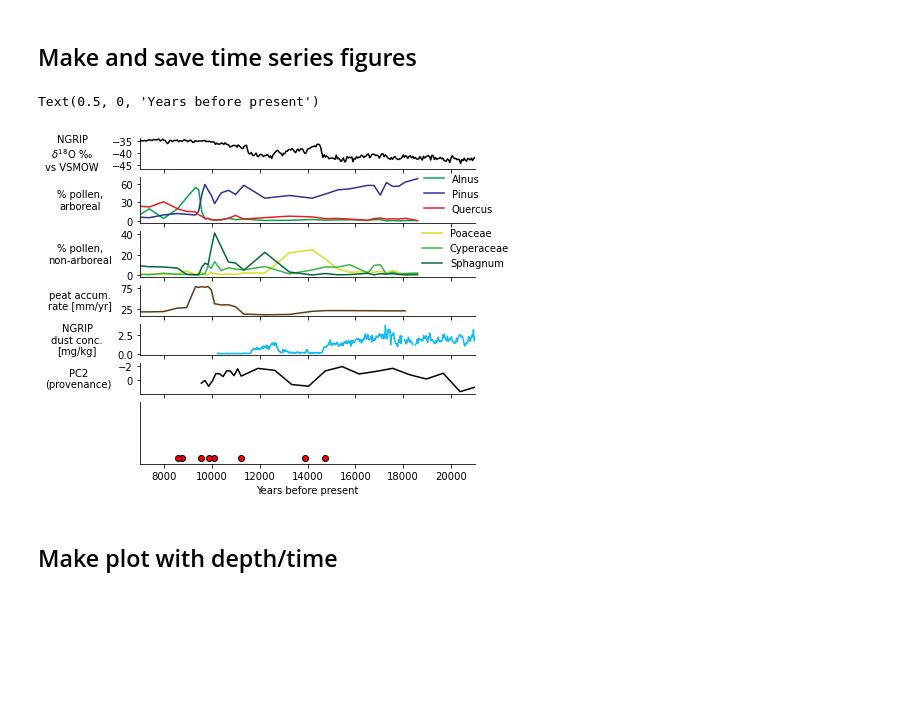
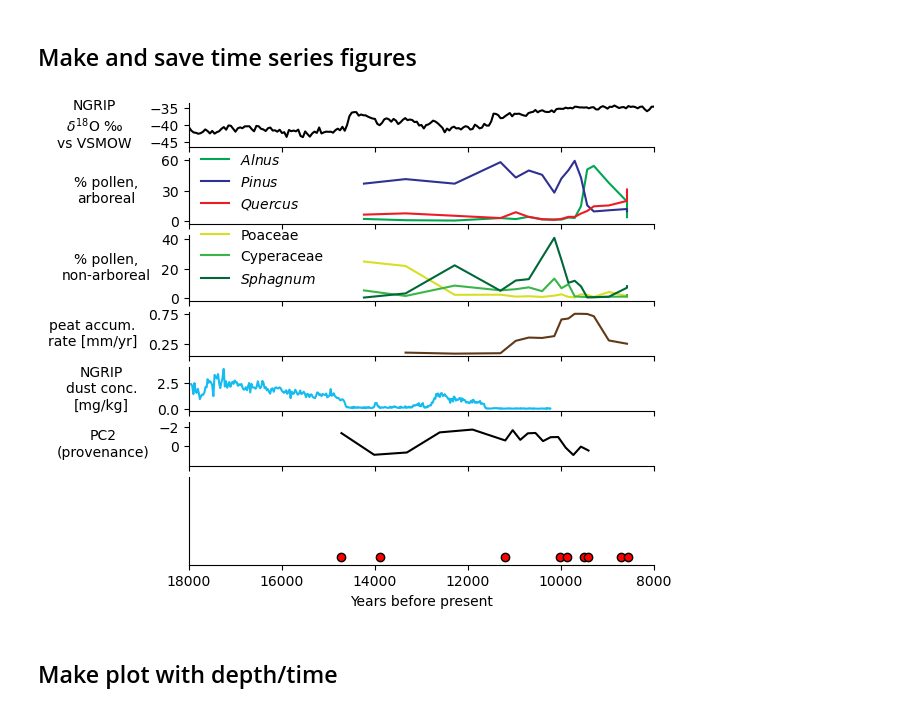
Before and after one commit to jmdelvecchio/BearMeadowsBog, a Jupyter notebook: bear_meadows.ipynb, the cells around one changed output. Saved outputs shown, nothing was run; the diff lists cells and outputs as text; code cells hidden in the pictures; blank space fills up the shorter version.

```diff
--- a/bear_meadows.ipynb
+++ b/bear_meadows.ipynb
@@ -416,19 +477,19 @@ agePCA = pd.merge(df,pca_df,left_index=True,right_index=True)
 # %% [markdown]
 ## Load all databases, clean data
 # %%
-dfs = pd.read_csv("./bm_data/stingelin_correlation.csv")
-dfo = pd.read_csv("./bm_data/NGRIP/oxygen.csv")
-dfb = pd.read_csv("./bm_data/bacon_ages.csv")
-dfd = pd.read_csv("./bm_data/NGRIP/NGRIP_dust.csv")
-dfr = pd.read_csv("./bm_data/radiocarbon.csv")
+# dfs = pd.read_csv("./bm_data/stingelin_correlation.csv")
+# dfo = pd.read_csv("./bm_data/NGRIP/oxygen.csv")
+# dfb = pd.read_csv("./bm_data/bacon_ages.csv")
+# dfd = pd.read_csv("./bm_data/NGRIP/NGRIP_dust.csv")
+# dfr = pd.read_csv("./bm_data/radiocarbon.csv")
 # %%
 # Calculate accumulation rate
-dfb_accum = np.zeros(len(dfb['depth']))
+dfs_accum = np.zeros(len(dfs['depth']))
 
-for x in range (0, len(dfb['depth'])-1):
-    dfb_accum[x] = (dfb['depth'][x+1]-dfb['depth'][x])/(dfb['mean'][x+1]-dfb['mean'][x])
+for x in range (0, len(dfs['depth'])-1):
+    dfs_accum[x] = (dfs['depth'][x+1]-dfs['depth'][x])/(dfs['age_interpolated'][x+1]-dfs['age_interpolated'][x])
 
-dfb_accum[-1] = np.nan
+dfs_accum[-1] = np.nan
 # %%
 # Limit NGRIP data to the time intervals in which you are interested
 o18_sub_age = dfo['Age'][0::2]
@@ -448,9 +509,9 @@ ax[0].set_ylabel('NGRIP\n$\delta^{18}$O ‰\nvs VSMOW', rotation=0, labelpad=40,
 
 
 #ax[1].plot(dfs['mean age'],(dfs['Abies']+dfs['Picea']),label='Abies+Picea')
-ax[1].plot(dfs['Age 3'],(dfs['Alnus']), label='Alnus', color='#00A651')
-ax[1].plot(dfs['Age 3'],(dfs['Pinus']), label='Pinus', color='#2E3192')
-ax[1].plot(dfs['Age 3'],(dfs['Quercus']), label = 'Quercus', color='#ED1C24')
+ax[1].plot(dfs['age_interpolated'],(dfs['Alnus']), label='$\it{Alnus}$', color='#00A651')
+ax[1].plot(dfs['age_interpolated'],(dfs['Pinus']), label='$\it{Pinus}$', color='#2E3192')
+ax[1].plot(dfs['age_interpolated'],(dfs['Quercus']), label = '$\it{Quercus}$', color='#ED1C24')
 #ax[1].plot(dfs['mean age'],(dfs['Tsuga']))
 ax[1].spines['top'].set_visible(False)
 ax[1].spines['right'].set_visible(False)
@@ -458,18 +519,24 @@ ax[1].set_yticks([0,30,60])
 #ax[1].spines['bottom'].set_visible(False)
 ax[1].legend()
 ax[1].set_ylabel('% pollen,\narboreal', rotation=0, labelpad=40, va='center')
-ax[1].legend(loc='lower center', bbox_to_anchor=(.95, 0), frameon=False)
+ax[1].legend(loc='lower left',
+#  bbox_to_anchor=(.95, 0),
+  frameon=False
+ )
 # h, l = ax[1].get_legend_handles_labels()
 #ax[1].legend(labels = [l])
 
-ax[2].plot(dfs['Age 3'],(dfs['Poaceae']), label='Poaceae', color='#D7DF23')
-ax[2].plot(dfs['Age 3'],(dfs['Cyperaceae']), label='Cyperaceae', color='#39B54A')
-ax[2].plot(dfs['Age 3'],(dfs['Sphagnum']), label='Sphagnum', color='#006838')
+ax[2].plot(dfs['age_interpolated'],(dfs['Poaceae']), label='Poaceae', color='#D7DF23')
+ax[2].plot(dfs['age_interpolated'],(dfs['Cyperaceae']), label='Cyperaceae', color='#39B54A')
+ax[2].plot(dfs['age_interpolated'],(dfs['Sphagnum']), label='$\it{Sphagnum}$', color='#006838')
 ax[2].set_ylabel('% pollen,\nnon-arboreal', rotation=0, labelpad=40, va='center')
 ax[2].spines['top'].set_visible(False)
 ax[2].spines['right'].set_visible(False)
 ax[2].set_yticks([0,20,40])
-ax[2].legend(loc='lower center', bbox_to_anchor=(.972, 0), frameon=False)
+ax[2].legend(loc='lower left',
+#  bbox_to_anchor=(.972, 0),
+  frameon=False
+ )
 #ax[2].spines['bottom'].set_visible(False)
 
 # ax[3].plot(dfs['mean age'],(dfs['Sphagnum']))
@@ -477,13 +544,13 @@ ax[2].legend(loc='lower center', bbox_to_anchor=(.972, 0), frameon=False)
 # ax[3].spines['right'].set_visible(False)
 # #ax[3].spines['bottom'].set_visible(False)
 
-ax[3].plot(dfb['mean'], dfb_accum*1000, color='#603917')
+ax[3].plot(dfs['age_interpolated'], dfs_accum*10, color='#603917')
 ax[3].spines['top'].set_visible(False)
 ax[3].spines['right'].set_visible(False)
 #ax[3].spines['bottom'].set_visible(False)
 # ax[3].legend(['acc rate, Stingelin'], bbox_to_anchor=(1.0, 1.0), loc='upper left')
 ax[3].set_ylabel('peat accum.\nrate [mm/yr]', rotation=0, labelpad=40, va='center')
-ax[3].set_yticks([25,75])
+ax[3].set_yticks([0.25,0.75])
 
 ax[4].plot(dfd['age_ka'], dfd['Dust conc [microg/kg]']*0.001, color='#16BBEF', label='Greenland ice dust concentration')
 ax[4].spines['top'].set_visible(False)
@@ -494,7 +561,7 @@ ax[4].set_ylabel('NGRIP\ndust conc.\n[mg/kg]', rotation=0, labelpad=40, va='cent
 # ax[5].spines['right'].set_visible(False)
 # ax[5].plot(agePCA.age_extrapolated, agePCA.PC1, 'g')
 # ax[5].set_ylabel('PC1\n(organics)')
-ax[5].plot(agePCA.age_extrapolated, agePCA.PC2, 'k')
+ax[5].plot(agePCA['age_interpolated'], agePCA['PC2'], 'k')
 ax[5].spines['top'].set_visible(False)
 ax[5].spines['right'].set_visible(False)
 ax[5].set_ylabel('PC2\n(provenance)',rotation=0, labelpad=40, va='center')
@@ -507,38 +574,37 @@ ax[5].set_ylim((2.1,-2.5))
 # ax[5].tick_params(axis='y', colors='g')
 # ax[5].spines['left'].set_color('g')
 
 # ax[5].spines['top'].set_visible(False)
 # ax[5].spines['right'].set_visible(False)
 # ax[5].plot(agePCA.age_extrapolated, agePCA.PC1, 'g')
 # ax[5].set_ylabel('PC1\n(organics)')
 # ax2 = ax[5].twinx()
 # ax2.plot(agePCA.age_extrapolated, agePCA.PC2, 'k')
 # ax2.spines['top'].set_visible(False)
 # ax2.set_ylabel('PC2\n(provenance)')
 # ax[5].yaxis.label.set_color('g')
 # ax[5].tick_params(axis='y', colors='g')
 # ax[5].spines['left'].set_color('g')
 
 
 ax[6].spines['top'].set_visible(False)
 ax[6].spines['right'].set_visible(False)
-ax[6].plot(dfr['Cal ka'], np.zeros(len(dfr['Cal ka'])), 'ro', mec='k')
+ax[6].plot(dfr['median Cal ka'], np.zeros(len(dfr['median Cal ka'])), 'ro', mec='k')
 ax[6].yaxis.set_visible(False)
 # ax[6].set_yticklabels([])
 # ax[6].set_yticks([])
 # ax[6].set_ylabel('bog center\n\n\n\nbog edge',rotation=0, labelpad=40, va='center')
 ax[6].set_ylim([-.1,1])
 
-ax[0].set_xlim(7000,21000)
+ax[0].set_xlim(18000,8000)
 ax[6].set_xlabel('Years before present')
 #ax[0].set_xticks(range(6000,22000,2000))
 
 # fig.tight_layout()
 
-#fig.savefig('bog_time_data_new.svg', dpi=300)
+fig.savefig('./output_figures/bog_time_data_new.svg', dpi=300)
 # %% [output]
-Text(0.5, 0, 'Years before present')
-[figure, old version]
+[figure, new version]
 # %% [markdown]
 ## Make plot with depth/time
 # %%
```
Also changed, not shown: parts of 17 cells of this notebook.
